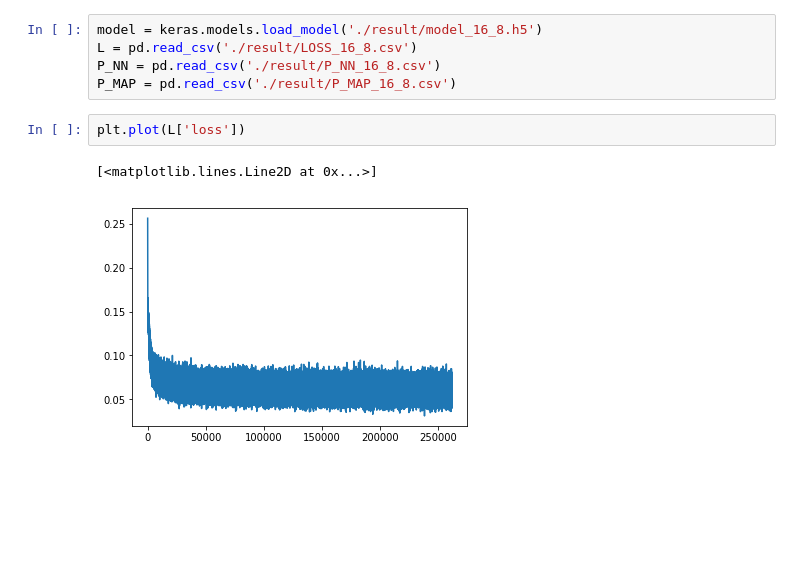
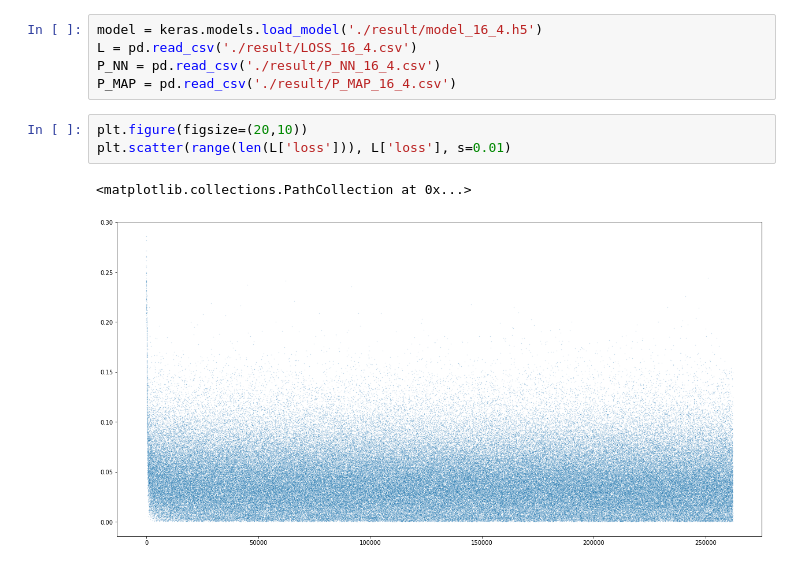
Before and after one commit to BruceGaoo/1_NND, a Jupyter notebook: ShortCode/Code/Test_Model.ipynb, the cells around one changed output. Drawn from its saved outputs; the diff is of its cells as text; blank space fills up the shorter version.

```diff
--- a/ShortCode/Code/Test_Model.ipynb
+++ b/ShortCode/Code/Test_Model.ipynb
@@ -6,13 +8,14 @@ import matplotlib.pyplot as plt
 # %%
-model = keras.models.load_model('./result/model_16_8.h5')
-L = pd.read_csv('./result/LOSS_16_8.csv')
-P_NN = pd.read_csv('./result/P_NN_16_8.csv')
-P_MAP = pd.read_csv('./result/P_MAP_16_8.csv')
+model = keras.models.load_model('./result/model_16_4.h5')
+L = pd.read_csv('./result/LOSS_16_4.csv')
+P_NN = pd.read_csv('./result/P_NN_16_4.csv')
+P_MAP = pd.read_csv('./result/P_MAP_16_4.csv')
-# %%
-plt.plot(L['loss'])
-# %% [output]
-[<matplotlib.lines.Line2D at 0x...>]
-[figure, removed]
+# %%
+plt.figure(figsize=(20,10))
+plt.scatter(range(len(L['loss'])), L['loss'], s=0.01)
+# %% [output]
+<matplotlib.collections.PathCollection at 0x...>
+[figure, added]
 # %%
 plt.figure(figsize=(10,7.5))
 legend = ['NN FER', 'NN BER', 'MAP FER', 'MAP BER']
```
Also changed, not shown: parts of 3 cells of this notebook, 6 other files.
